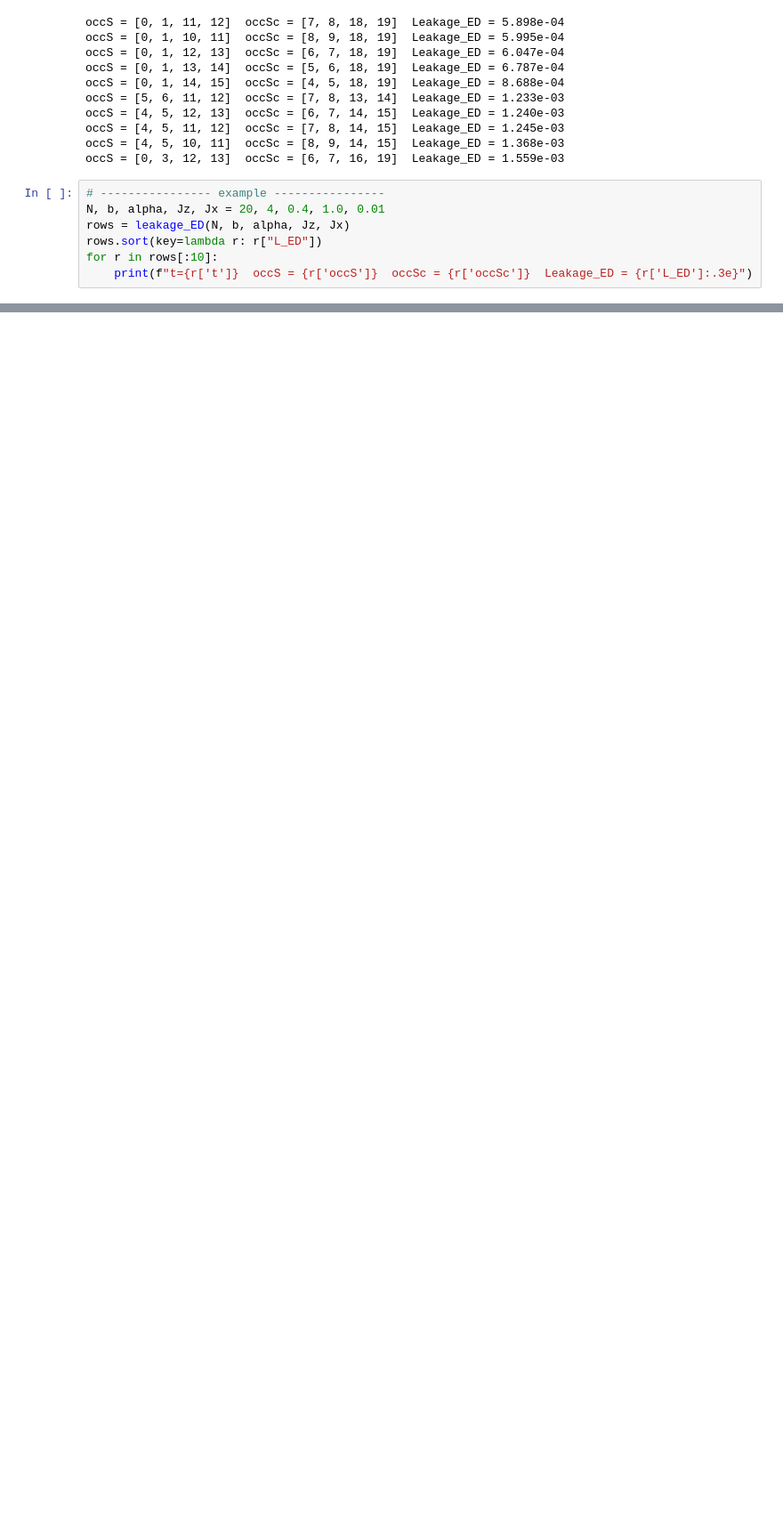
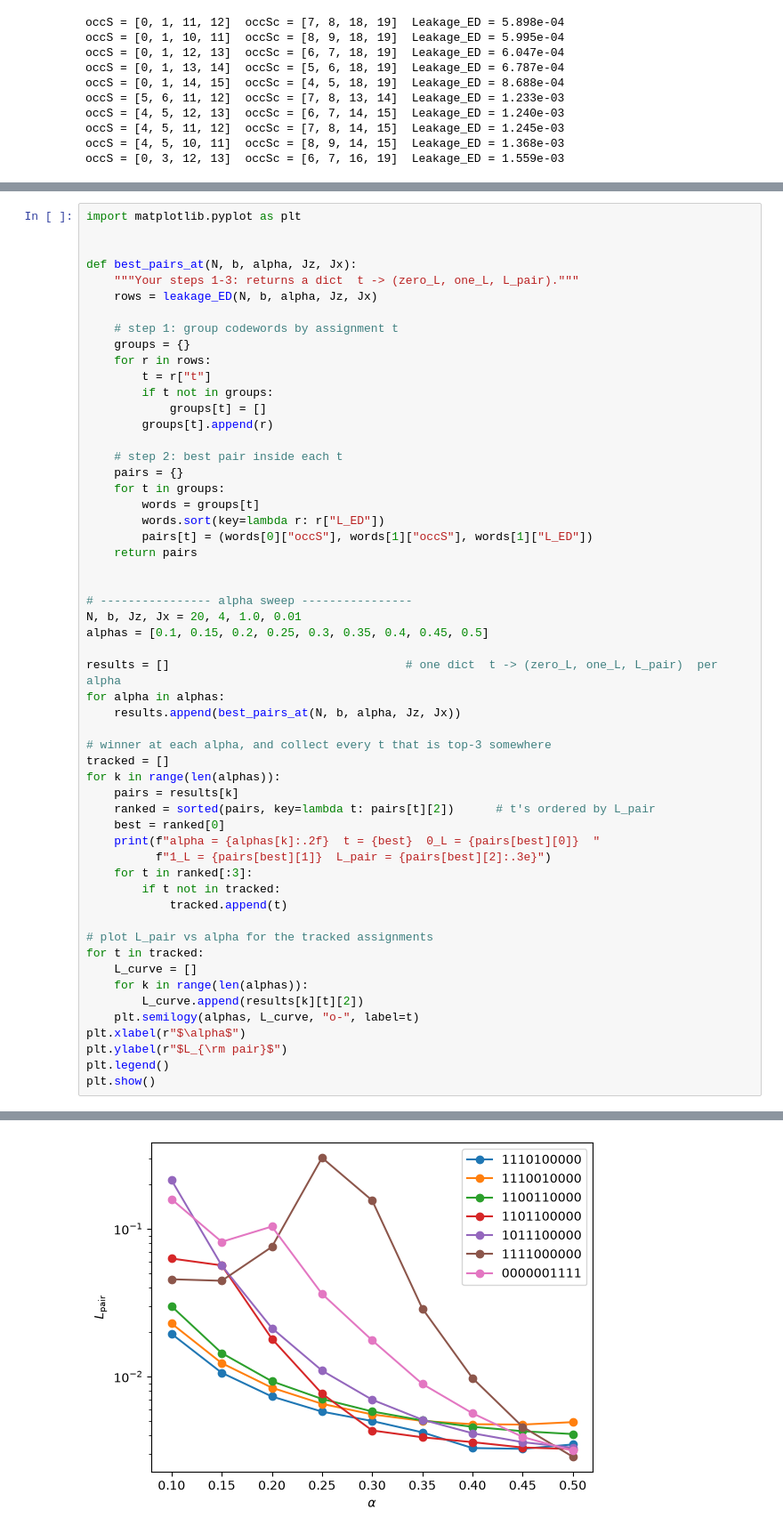
Before and after one commit to Shreyas-phys/Confinement-and-DFS, a Jupyter notebook: codeword_optimization.ipynb, the cells around one changed output, grey strips where cells are left out. Shown at 89% size. Cells and saved outputs as stored; diff of their text form; blank space fills up the shorter version.

Commit message:
10/7 optimal codeword

```diff
--- a/codeword_optimization.ipynb
+++ b/codeword_optimization.ipynb
@@ -182,10 +182,3 @@ occS = [4, 5, 12, 13]  occSc = [6, 7, 14, 15]  Leakage_ED = 1.240e-03
 occS = [4, 5, 11, 12]  occSc = [7, 8, 14, 15]  Leakage_ED = 1.245e-03
 occS = [4, 5, 10, 11]  occSc = [8, 9, 14, 15]  Leakage_ED = 1.368e-03
 occS = [0, 3, 12, 13]  occSc = [6, 7, 16, 19]  Leakage_ED = 1.559e-03
-# %%
-# ---------------- example ----------------
-N, b, alpha, Jz, Jx = 20, 4, 0.4, 1.0, 0.01
-rows = leakage_ED(N, b, alpha, Jz, Jx)
-rows.sort(key=lambda r: r["L_ED"])
-for r in rows[:10]:
-    print(f"t={r['t']}  occS = {r['occS']}  occSc = {r['occSc']}  Leakage_ED = {r['L_ED']:.3e}")
@@ -241,0 +271,56 @@ t=0110110000  0_L = [1, 2, 14, 15]  1_L = [1, 5, 15, 17]  L_pair = 6.368e-03
+# %%
+import matplotlib.pyplot as plt
+
+
+def best_pairs_at(N, b, alpha, Jz, Jx):
+    """Your steps 1-3: returns a dict  t -> (zero_L, one_L, L_pair)."""
+    rows = leakage_ED(N, b, alpha, Jz, Jx)
+
+    # step 1: group codewords by assignment t
+    groups = {}
+    for r in rows:
+        t = r["t"]
+        if t not in groups:
+            groups[t] = []
+        groups[t].append(r)
+
+    # step 2: best pair inside each t
+    pairs = {}
+    for t in groups:
+        words = groups[t]
+        words.sort(key=lambda r: r["L_ED"])
+        pairs[t] = (words[0]["occS"], words[1]["occS"], words[1]["L_ED"])
+    return pairs
+
+
+# ---------------- alpha sweep ----------------
+N, b, Jz, Jx = 20, 4, 1.0, 0.01
+alphas = [0.1, 0.15, 0.2, 0.25, 0.3, 0.35, 0.4, 0.45, 0.5]
+
+results = []                                  # one dict  t -> (zero_L, one_L, L_pair)  per alpha
+for alpha in alphas:
+    results.append(best_pairs_at(N, b, alpha, Jz, Jx))
+
+# winner at each alpha, and collect every t that is top-3 somewhere
+tracked = []
+for k in range(len(alphas)):
+    pairs = results[k]
+    ranked = sorted(pairs, key=lambda t: pairs[t][2])      # t's ordered by L_pair
+    best = ranked[0]
+    print(f"alpha = {alphas[k]:.2f}  t = {best}  0_L = {pairs[best][0]}  "
+          f"1_L = {pairs[best][1]}  L_pair = {pairs[best][2]:.3e}")
+    for t in ranked[:3]:
+        if t not in tracked:
+            tracked.append(t)
+
+# plot L_pair vs alpha for the tracked assignments
+for t in tracked:
+    L_curve = []
+    for k in range(len(alphas)):
+        L_curve.append(results[k][t][2])
+    plt.semilogy(alphas, L_curve, "o-", label=t)
+plt.xlabel(r"$\alpha$")
+plt.ylabel(r"$L_{\rm pair}$")
+plt.legend()
+plt.show()
+# %% [output]
@@ -241,0 +336 @@ t=0110110000  0_L = [1, 2, 14, 15]  1_L = [1, 5, 15, 17]  L_pair = 6.368e-03
+[figure, added]
```
Also changed, not shown: parts of 7 cells of this notebook.
